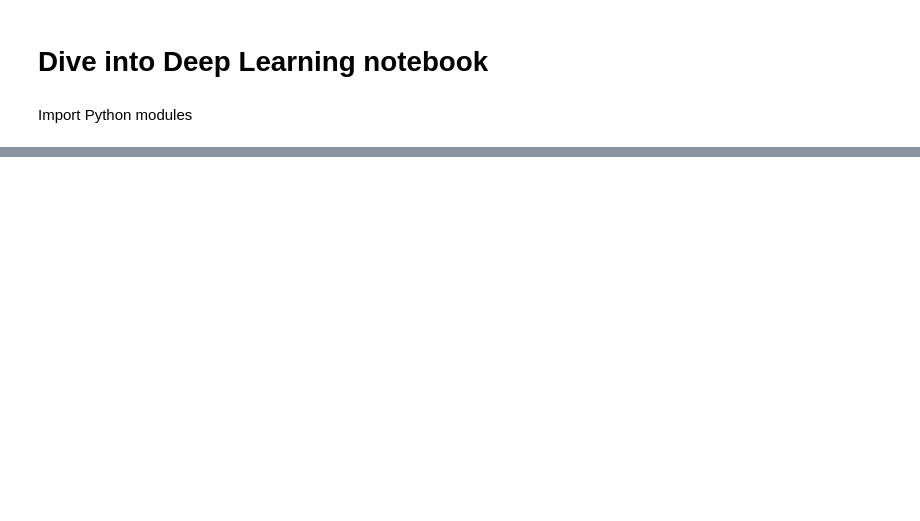
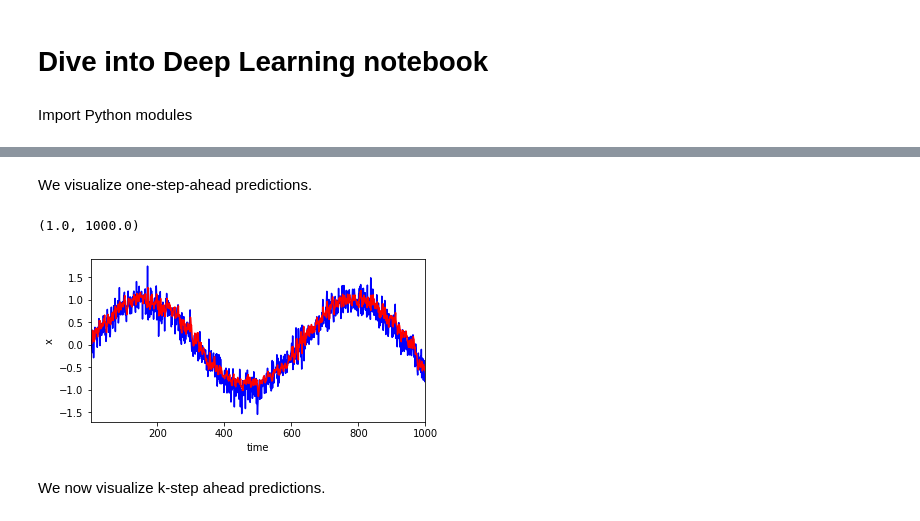
Before and after one commit to ArianeDucellier/NTPP, a Jupyter notebook: notebooks/d2l_rnn.ipynb, the cells around one changed output, grey strips where cells are left out. Cells and saved outputs as stored; diff of their text form; code cells hidden in the pictures; blank space fills up the shorter version.

```diff
--- a/notebooks/d2l_rnn.ipynb
+++ b/notebooks/d2l_rnn.ipynb
@@ -75,0 +79,3 @@ d2l.plot([time, time[tau:]], [x.detach().numpy(), onestep_preds.detach().numpy()
+# %%
+train_iter = DataLoader(train_data, batch_size=batch_size, shuffle=True)
+test_iter = DataLoader(test_data, batch_size=batch_size, shuffle=True)
@@ -75,0 +90,7 @@ d2l.plot([time, time[tau:]], [x.detach().numpy(), onestep_preds.detach().numpy()
+# %%
+def get_net(tau):
+    net = nn.Sequential(nn.Linear(tau, 10),
+                        nn.ReLU(),
+                        nn.Linear(10, 1))
+    net.apply(init_weights)
+    return net
@@ -75,0 +103,16 @@ d2l.plot([time, time[tau:]], [x.detach().numpy(), onestep_preds.detach().numpy()
+# %%
+def train(net, train_iter, test_iter, loss, epochs, lr):
+    trainer = torch.optim.Adam(net.parameters(), lr)
+    for epoch in range(epochs):
+        train_loss = 0.0
+        test_loss = 0.0
+        for X, y in train_iter:
+            trainer.zero_grad()
+            l_train = loss(net(X), y)
+            train_loss = train_loss + l_train.sum()
+            l_train.sum().backward()
+            trainer.step()
+        for X, y in test_iter:
+            l_test = loss(net(X), y)
+            test_loss = test_loss + l_train.sum()
+        print(f'epoch {epoch + 1}', f'train loss {train_loss}', f'test loss {test_loss}')
@@ -75,0 +121,3 @@ d2l.plot([time, time[tau:]], [x.detach().numpy(), onestep_preds.detach().numpy()
+# %%
+net = get_net(tau)
+train(net, train_iter, test_iter, loss, 5, 0.01)
@@ -75,0 +130,2 @@ d2l.plot([time, time[tau:]], [x.detach().numpy(), onestep_preds.detach().numpy()
+# %% [markdown]
+We visualize one-step-ahead predictions.
@@ -75,0 +134,12 @@ d2l.plot([time, time[tau:]], [x.detach().numpy(), onestep_preds.detach().numpy()
+# %%
+plt.figure(0, figsize=(6, 3))
+plt.plot(time, x.detach().numpy(), 'b-', label='Data')
+plt.plot(time[tau:], onestep_preds.detach().numpy(), 'r-', label='Predictions')
+plt.xlabel('time')
+plt.ylabel('x')
+plt.xlim([1, 1000])
+# %% [output]
+(1.0, 1000.0)
+[figure, added]
+# %% [markdown]
+We now visualize k-step ahead predictions.
```
Also changed, not shown: parts of 82 cells of this notebook, 6 other files.
